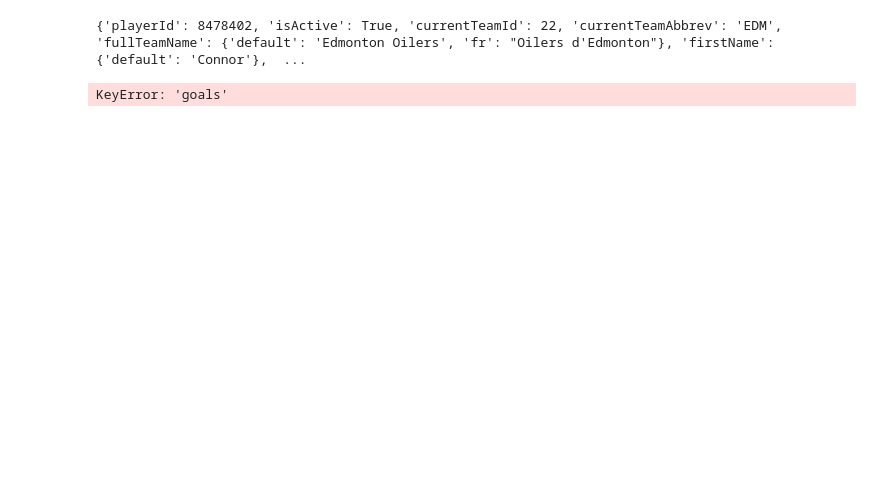
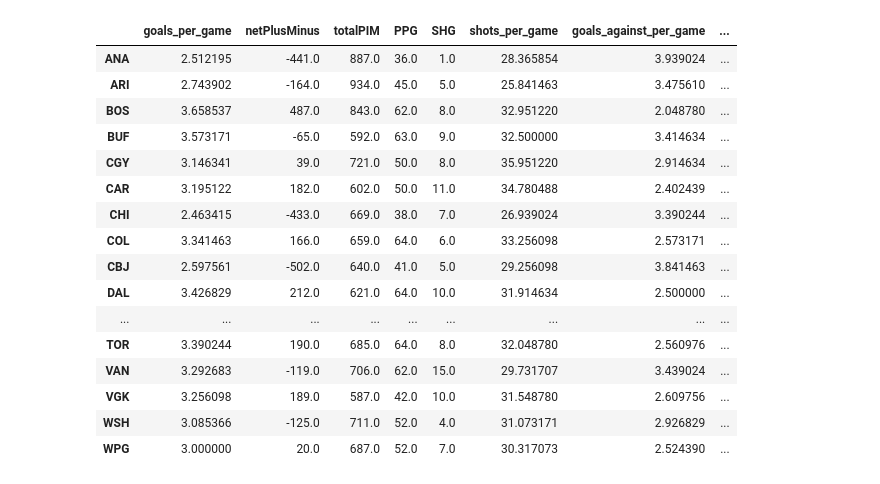
Before and after one commit to alexoh554/nhl-prediction-model, a Jupyter notebook: Untitled.ipynb, the cells around one changed output. Drawn from its saved outputs; the diff is of its cells as text; code cells hidden in the pictures; blank space fills up the shorter version.

```diff
--- a/Untitled.ipynb
+++ b/Untitled.ipynb
@@ -4,31 +1,26 @@ with open('datasets/2022-2023/rosters.json', 'r') as file:
-# %%
-import requests
-import json
-
-api_url = "https://api-web.nhle.com"
-
-player = requests.get(api_url + "/v1/player/8478402/landing").json()
-print(player)
-# %% [output]
-{'playerId': 8478402, 'isActive': True, 'currentTeamId': 22, 'currentTeamAbbrev': 'EDM', 'fullTeamName': {'default': 'Edmonton Oilers', 'fr': "Oilers d'Edmonton"}, 'firstName': {'default': 'Connor'},  ...
-# %%
-# Accumulate team stats for each team
-
-team_stats = {}
-for team, ids in rosters.items():
-    team_stats[team] = {
-        'goals_per_game': 0,
-        'netPlusMinus': 0,
-        'totalPIM': 0,
-        'shots_per_game': 0,
-        'shooting_pctg': 0,
-    }
-    for id in ids:
-        player = requests.get(f'{api_url}/v1/player/{id}/landing').json()
-        stats = player['featuredStats']['regularSeason']['subSeason']
-        team_stats[team]['goals_per_game'] += player['goals']
-        team_stats[team]['netPlusMinus'] += player['plusMinus']
-        team_stats[team]['totalPIM'] += player['pim']
-        team_stats[team]['shots_per_game'] += player['shots']
-# %% [output]
-KeyError: 'goals'
+# %%
+import pandas as pd
+
+df = pd.read_json('datasets/2022-2023/team_stats.json').transpose()
+
+dep = "regulation_wins"
+# %%
+df
+# %% [output]
+|  | goals_per_game | netPlusMinus | totalPIM | PPG | SHG | shots_per_game | goals_against_per_game | ... |
+| ANA | 2.512195 | -441.0 | 887.0 | 36.0 | 1.0 | 28.365854 | 3.939024 | ... |
+| ARI | 2.743902 | -164.0 | 934.0 | 45.0 | 5.0 | 25.841463 | 3.475610 | ... |
+| BOS | 3.658537 | 487.0 | 843.0 | 62.0 | 8.0 | 32.951220 | 2.048780 | ... |
+| BUF | 3.573171 | -65.0 | 592.0 | 63.0 | 9.0 | 32.500000 | 3.414634 | ... |
+| CGY | 3.146341 | 39.0 | 721.0 | 50.0 | 8.0 | 35.951220 | 2.914634 | ... |
+| CAR | 3.195122 | 182.0 | 602.0 | 50.0 | 11.0 | 34.780488 | 2.402439 | ... |
+| CHI | 2.463415 | -433.0 | 669.0 | 38.0 | 7.0 | 26.939024 | 3.390244 | ... |
+| COL | 3.341463 | 166.0 | 659.0 | 64.0 | 6.0 | 33.256098 | 2.573171 | ... |
+| CBJ | 2.597561 | -502.0 | 640.0 | 41.0 | 5.0 | 29.256098 | 3.841463 | ... |
+| DAL | 3.426829 | 212.0 | 621.0 | 64.0 | 10.0 | 31.914634 | 2.500000 | ... |
+| ... | ... | ... | ... | ... | ... | ... | ... | ... |
+| TOR | 3.390244 | 190.0 | 685.0 | 64.0 | 8.0 | 32.048780 | 2.560976 | ... |
+| VAN | 3.292683 | -119.0 | 706.0 | 62.0 | 15.0 | 29.731707 | 3.439024 | ... |
+| VGK | 3.256098 | 189.0 | 587.0 | 42.0 | 10.0 | 31.548780 | 2.609756 | ... |
+| WSH | 3.085366 | -125.0 | 711.0 | 52.0 | 4.0 | 31.073171 | 2.926829 | ... |
+| WPG | 3.000000 | 20.0 | 687.0 | 52.0 | 7.0 | 30.317073 | 2.524390 | ... |
```
Also changed, not shown: parts of 2 cells of this notebook, 9 other files.
